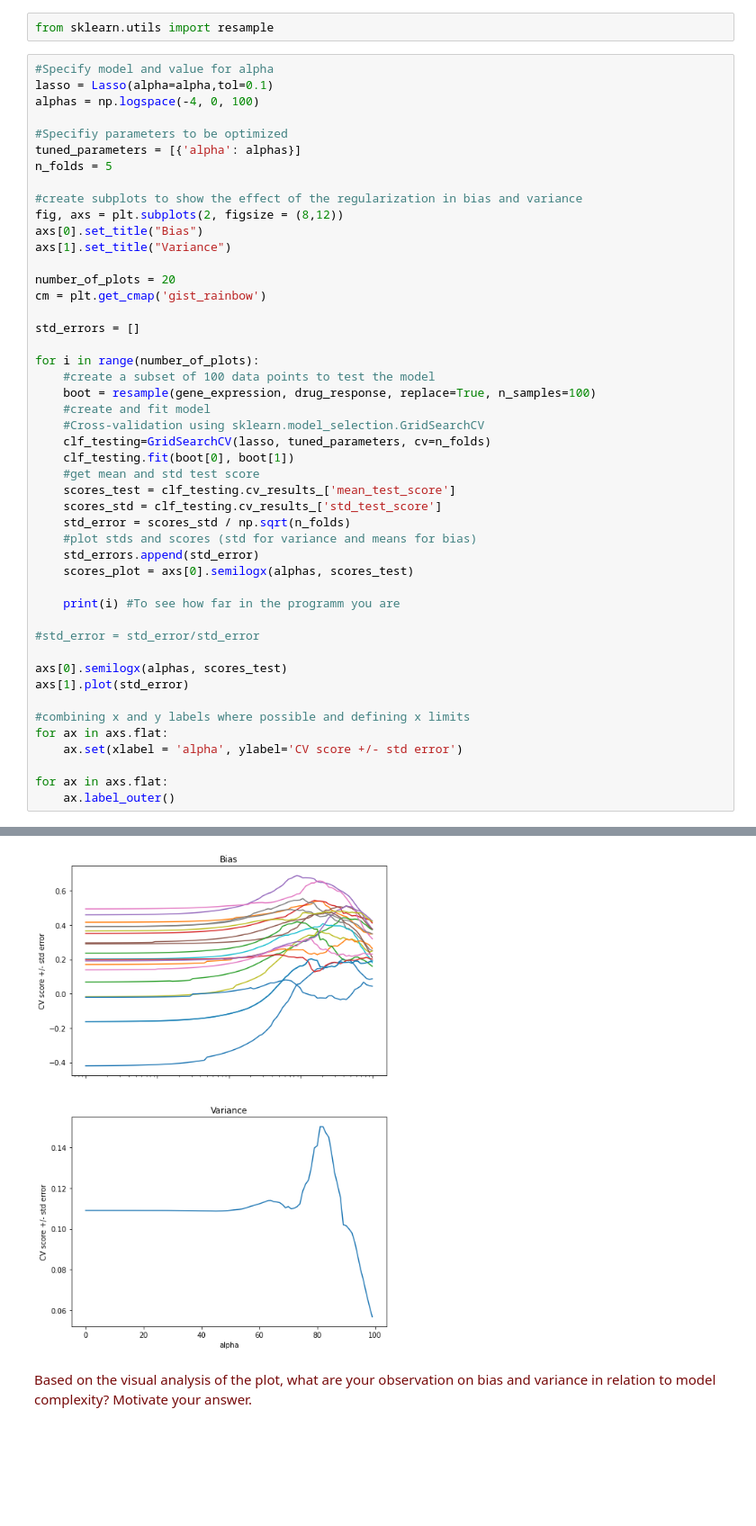
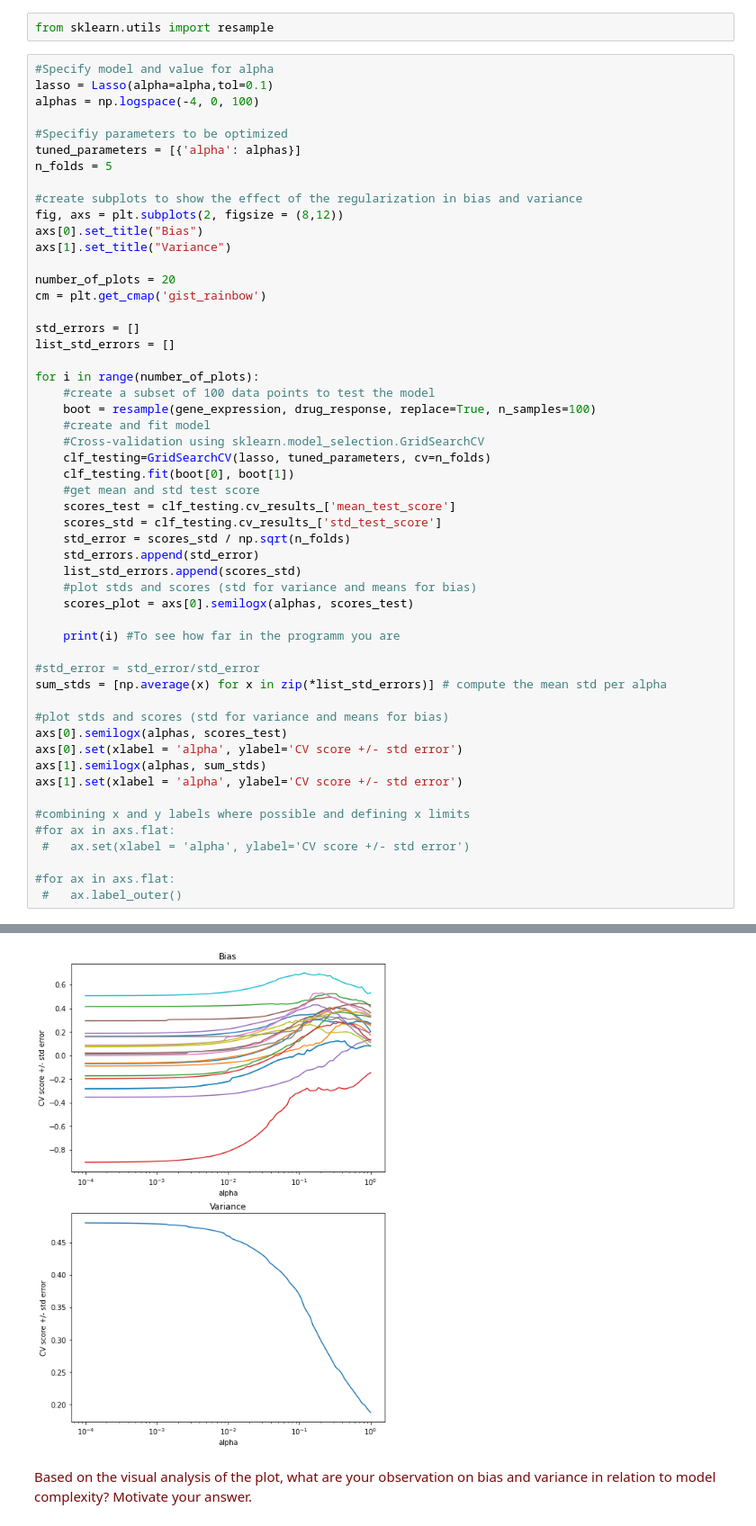
Before and after one commit to bgeven/8DM50_Group4, a Jupyter notebook: Assignment_week_3/week_3.ipynb, the cells around one changed output, grey strips where cells are left out. Shown at 90% size. Cells and saved outputs as stored; diff of their text form; blank space fills up the shorter version.

Commit message:
Aanpassing variance grafiek

```diff
--- a/Assignment_week_3/week_3.ipynb
+++ b/Assignment_week_3/week_3.ipynb
@@ -446,6 +446,7 @@ number_of_plots = 20
 cm = plt.get_cmap('gist_rainbow')
 
 std_errors = []
+list_std_errors = []
 
 for i in range(number_of_plots):
     #create a subset of 100 data points to test the model
@@ -458,23 +459,28 @@ for i in range(number_of_plots):
     scores_test = clf_testing.cv_results_['mean_test_score']
     scores_std = clf_testing.cv_results_['std_test_score']
     std_error = scores_std / np.sqrt(n_folds)
+    std_errors.append(std_error)
+    list_std_errors.append(scores_std)
     #plot stds and scores (std for variance and means for bias)
-    std_errors.append(std_error)
     scores_plot = axs[0].semilogx(alphas, scores_test)
 
     print(i) #To see how far in the programm you are
 
 #std_error = std_error/std_error
+sum_stds = [np.average(x) for x in zip(*list_std_errors)] # compute the mean std per alpha
 
+#plot stds and scores (std for variance and means for bias)
 axs[0].semilogx(alphas, scores_test)
-axs[1].plot(std_error)
+axs[0].set(xlabel = 'alpha', ylabel='CV score +/- std error')
+axs[1].semilogx(alphas, sum_stds)
+axs[1].set(xlabel = 'alpha', ylabel='CV score +/- std error')
 
 #combining x and y labels where possible and defining x limits
-for ax in axs.flat:
-    ax.set(xlabel = 'alpha', ylabel='CV score +/- std error')
+#for ax in axs.flat:
+ #   ax.set(xlabel = 'alpha', ylabel='CV score +/- std error')
 
-for ax in axs.flat:
-    ax.label_outer()
+#for ax in axs.flat:
+ #   ax.label_outer()
 # %% [output]
 0
 1
@@ -499,4 +506,4 @@ for ax in axs.flat:
-[figure, old version]
+[figure, new version]
 # %% [markdown]
 <p><font color='#770a0a'>Based on the visual analysis of the plot, what are your observation on bias and variance in relation to model complexity? Motivate your answer.</font></p>
 # %% [markdown]
```
Also changed, not shown: parts of 2 cells of this notebook.
